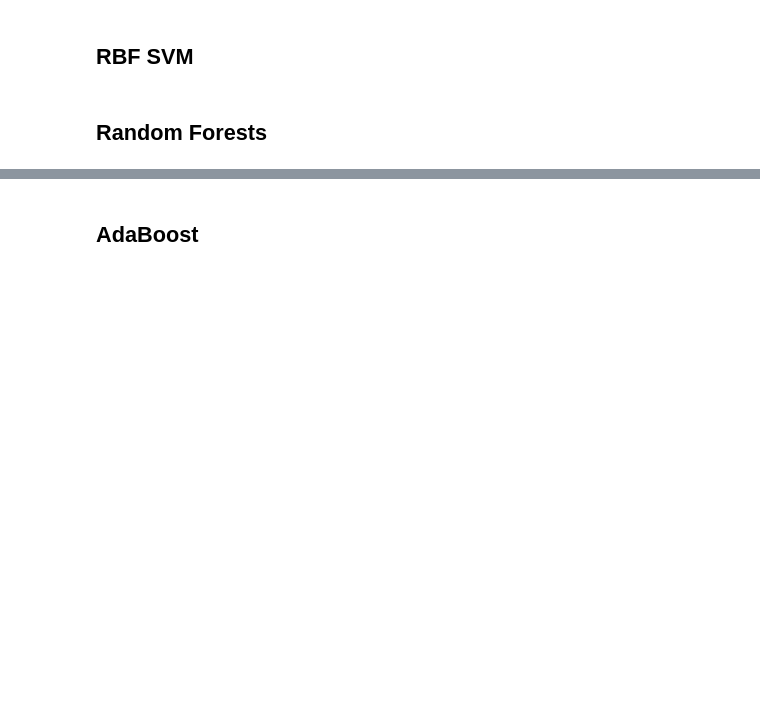
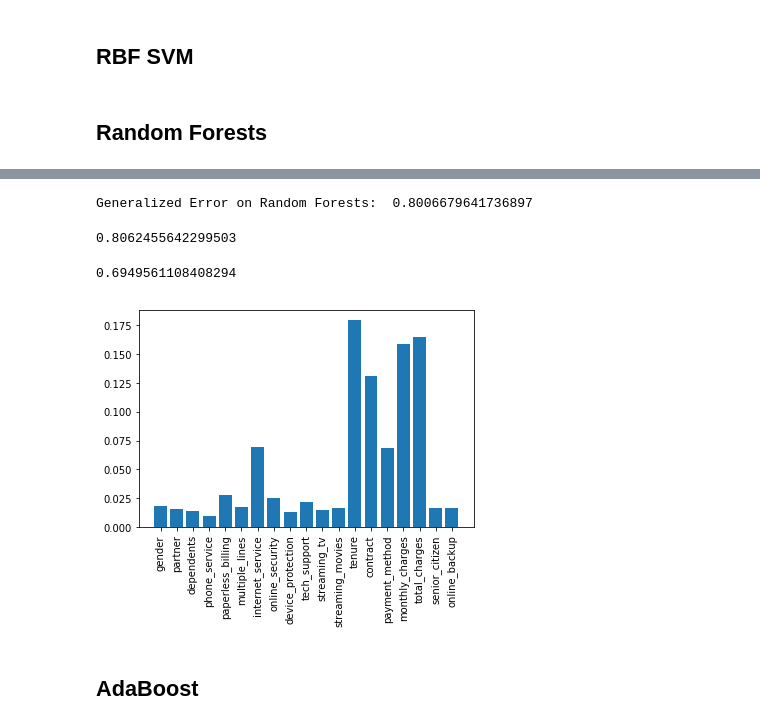
Before and after one commit to akshaysundar3/telco_prediction, a Jupyter notebook: testing_classifiers.ipynb, the cells around one changed output, grey strips where cells are left out. Drawn from its saved outputs; the diff is of its cells as text; code cells hidden in the pictures; blank space fills up the shorter version.

```diff
--- a/testing_classifiers.ipynb
+++ b/testing_classifiers.ipynb
@@ -310,0 +397,24 @@ print("Generalized Error on Random Forests: ",np.mean(gen_error_rf))
+# %%
+from sklearn.model_selection import RandomizedSearchCV
+
+# Hyperparameters
+n_estimators = [int(x) for x in np.linspace(start = 10, stop = 2000, num = 100)] # Number of trees in forest
+max_features = ['auto'] # Number of features considered at each split
+max_depth = [int(x) for x in np.linspace(1, 110, num = 100)] # Max levels in the tree
+min_samples_split = [2, 5, 10] # Min number of samples required to split a node,
+min_samples_leaf = [1, 2, 3] # Min number of samples required at each leaf node
+bootstrap = [True, False] # Bootstrapped sample selection
+
+random_grid = {'n_estimators':n_estimators,
+               'max_features':max_features,
+               'max_depth':max_depth,
+               'min_samples_split':min_samples_split,
+               'min_samples_leaf':min_samples_leaf,
+               'bootstrap':bootstrap}
+# %%
+rf = RandomForestClassifier()
+rf_random = RandomizedSearchCV(estimator = rf, param_distributions = random_grid,
+                               n_iter = 50, cv = 3, verbose = 2, random_state = 42,
+                               n_jobs = -1)
+
+rf_random.fit(X, y)
@@ -310,0 +448,12 @@ print("Generalized Error on Random Forests: ",np.mean(gen_error_rf))
+# %%
+# Generalized Error
+gen_error_rf = list()
+
+for train_index, test_index in kf.split(X):
+    rf_best = rf_random.best_estimator_
+    rf_best.fit(X[train_index], y[train_index])
+    gen_error_rf.append(rf_best.score(X[test_index], y[test_index]))
+
+print("Generalized Error on Random Forests: ",np.mean(gen_error_rf))
+# %% [output]
+Generalized Error on Random Forests:  0.8006679641736897
@@ -311,3 +462,29 @@ print("Generalized Error on Random Forests: ",np.mean(gen_error_rf))
+# %%
+rf_best.score(X_test, y_test)
+# %% [output]
+0.8062455642299503
+# %%
+from sklearn.metrics import roc_curve, auc
+
+rf_y_pred = rf_best.predict(X_test)
+
+fpr, tpr, thresholds = roc_curve(y_test, rf_y_pred)
+roc_auc = auc(fpr, tpr)
+roc_auc
+# %% [output]
+0.6949561108408294
+# %%
+import matplotlib.pyplot as plt
+%matplotlib inline
+
+importances = list(rf_best.feature_importances_)
+x_values = list(range(len(importances)))
+plt.bar(x_values, importances)
+features_list = df.columns.values[1:-1]
+plt.xticks(x_values, features_list, rotation = 'vertical')
+plt.show()
+# %% [output]
+[figure, added]
 # %% [markdown]
 ## AdaBoost
 # %%
```
Also changed, not shown: parts of 14 cells of this notebook.
